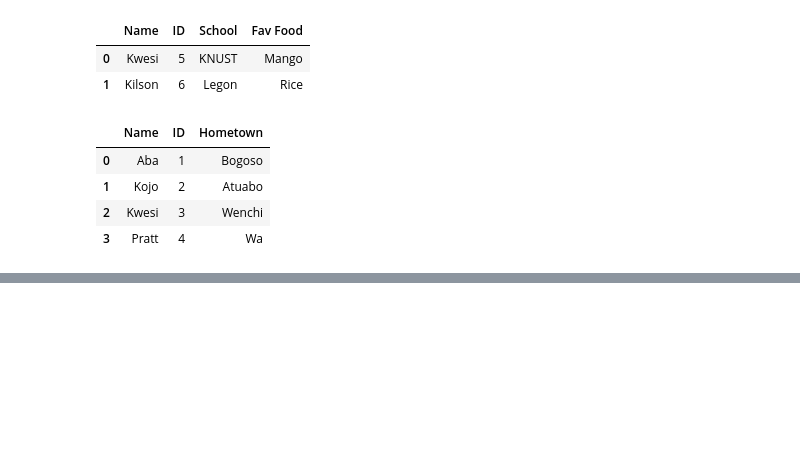
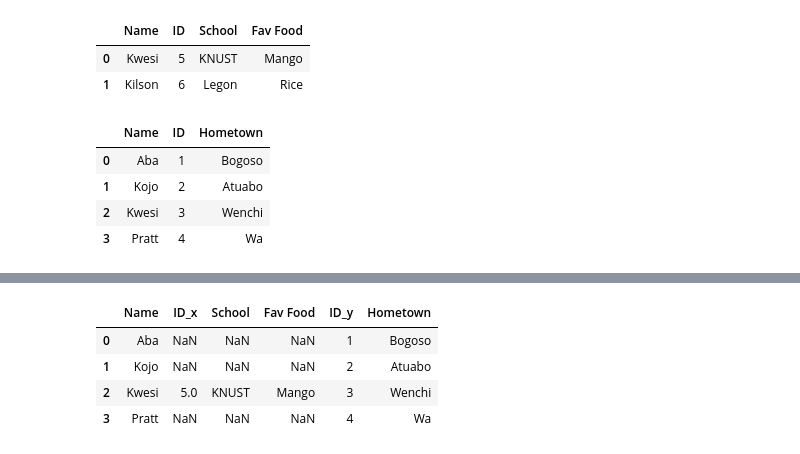
Before and after one commit to Hephzibah56/div_lessons, a Jupyter notebook: Data wrangling.ipynb, the cells around one changed output, grey strips where cells are left out. Saved outputs shown, nothing was run; the diff lists cells and outputs as text; code cells hidden in the pictures; blank space fills up the shorter version.

```diff
--- a/Data wrangling.ipynb
+++ b/Data wrangling.ipynb
@@ -737,0 +756,8 @@ mdf2.merge(mdf3, on = 'ID', how = 'right')
+# %%
+mdf2.merge(mdf3, on = 'Name', how = 'right')
+# %% [output]
+|  | Name | ID_x | School | Fav Food | ID_y | Hometown |
+| 0 | Aba | NaN | NaN | NaN | 1 | Bogoso |
+| 1 | Kojo | NaN | NaN | NaN | 2 | Atuabo |
+| 2 | Kwesi | 5.0 | KNUST | Mango | 3 | Wenchi |
+| 3 | Pratt | NaN | NaN | NaN | 4 | Wa |
```
Also changed, not shown: parts of 10 cells of this notebook.
